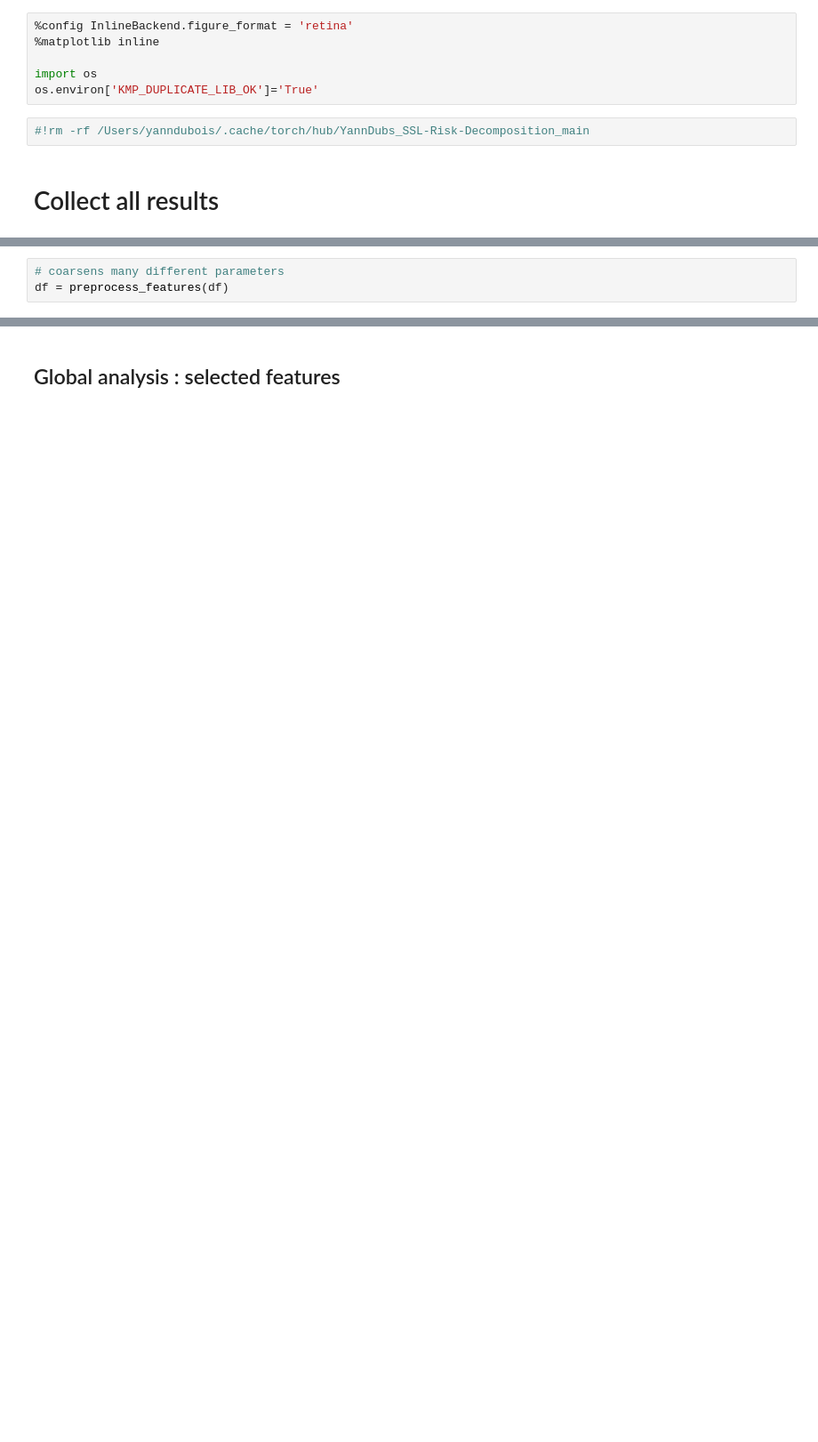
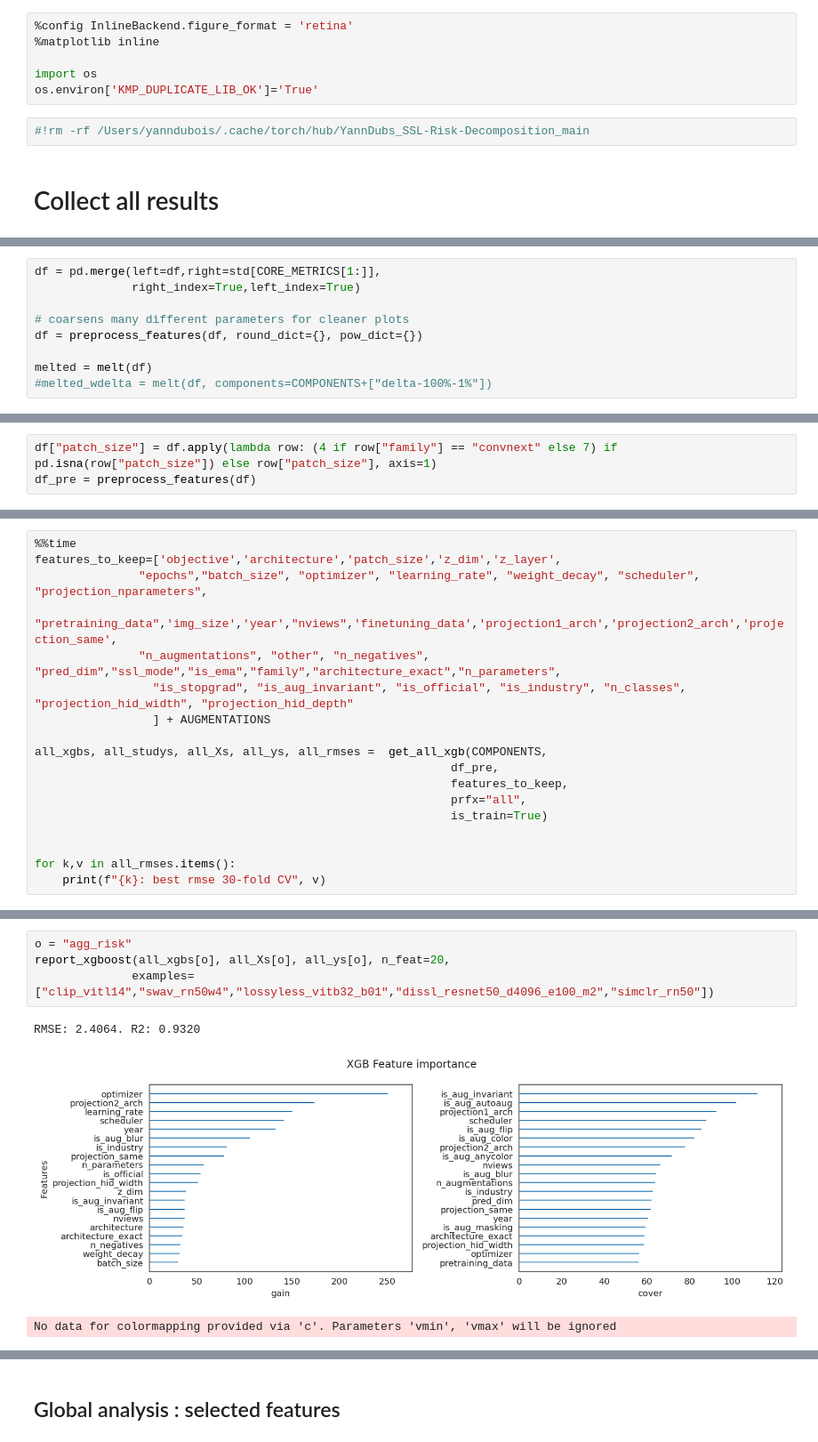
Before and after one commit to YannDubs/SSL-Risk-Decomposition, a Jupyter notebook: notebooks/global.ipynb, the cells around one changed output, grey strips where cells are left out. Shown at 89% size. Drawn from its saved outputs; the diff is of its cells as text; blank space fills up the shorter version.

Commit message:
[ENH] add xgboost models.

```diff
--- a/notebooks/global.ipynb
+++ b/notebooks/global.ipynb
@@ -143,3 +143,12 @@ The following results have some nan:
+# %%
+df = pd.merge(left=df,right=std[CORE_METRICS[1:]],
+              right_index=True,left_index=True)
+
+# coarsens many different parameters for cleaner plots
+df = preprocess_features(df, round_dict={}, pow_dict={})
+
+melted = melt(df)
+#melted_wdelta = melt(df, components=COMPONENTS+["delta-100%-1%"])
 # %%
 #non_core_params = ['date_published','top1acc_in1k_official','projection_nparameters']
 core_params = ['objective','version','architecture','patch_size','z_dim','z_layer',
@@ -156,3 +181,0 @@ results["agg_risk"].var()**0.5
-# %%
-# coarsens many different parameters
-df = preprocess_features(df)
@@ -179,0 +182,3 @@ else:
+# %%
+df["patch_size"] = df.apply(lambda row: (4 if row["family"] == "convnext" else 7) if pd.isna(row["patch_size"]) else row["patch_size"], axis=1)
+df_pre = preprocess_features(df)
@@ -179,0 +206,18 @@ else:
+# %%
+%%time
+features_to_keep=['objective','architecture','patch_size','z_dim','z_layer',
+               "epochs","batch_size", "optimizer", "learning_rate", "weight_decay", "scheduler", "projection_nparameters",
+               "pretraining_data",'img_size','year',"nviews",'finetuning_data','projection1_arch','projection2_arch','projection_same',
+               "n_augmentations", "other", "n_negatives", "pred_dim","ssl_mode","is_ema","family","architecture_exact","n_parameters",
+                 "is_stopgrad", "is_aug_invariant", "is_official", "is_industry", "n_classes", "projection_hid_width", "projection_hid_depth"
+                 ] + AUGMENTATIONS
+
+all_xgbs, all_studys, all_Xs, all_ys, all_rmses =  get_all_xgb(COMPONENTS,
+                                                            df_pre,
+                                                            features_to_keep,
+                                                            prfx="all",
+                                                            is_train=True)
+
+
+for k,v in all_rmses.items():
+    print(f"{k}: best rmse 30-fold CV", v)
@@ -198,0 +250,8 @@ dissl_resnet50_dNone_e400_m6
+# %%
+o = "agg_risk"
+report_xgboost(all_xgbs[o], all_Xs[o], all_ys[o], n_feat=20,
+              examples= ["clip_vitl14","swav_rn50w4","lossyless_vitb32_b01","dissl_resnet50_d4096_e100_m2","simclr_rn50"])
+# %% [output]
+RMSE: 2.4064. R2: 0.9320
+[figure, added]
+No data for colormapping provided via 'c'. Parameters 'vmin', 'vmax' will be ignored
```
Also changed, not shown: parts of 34 cells of this notebook.
